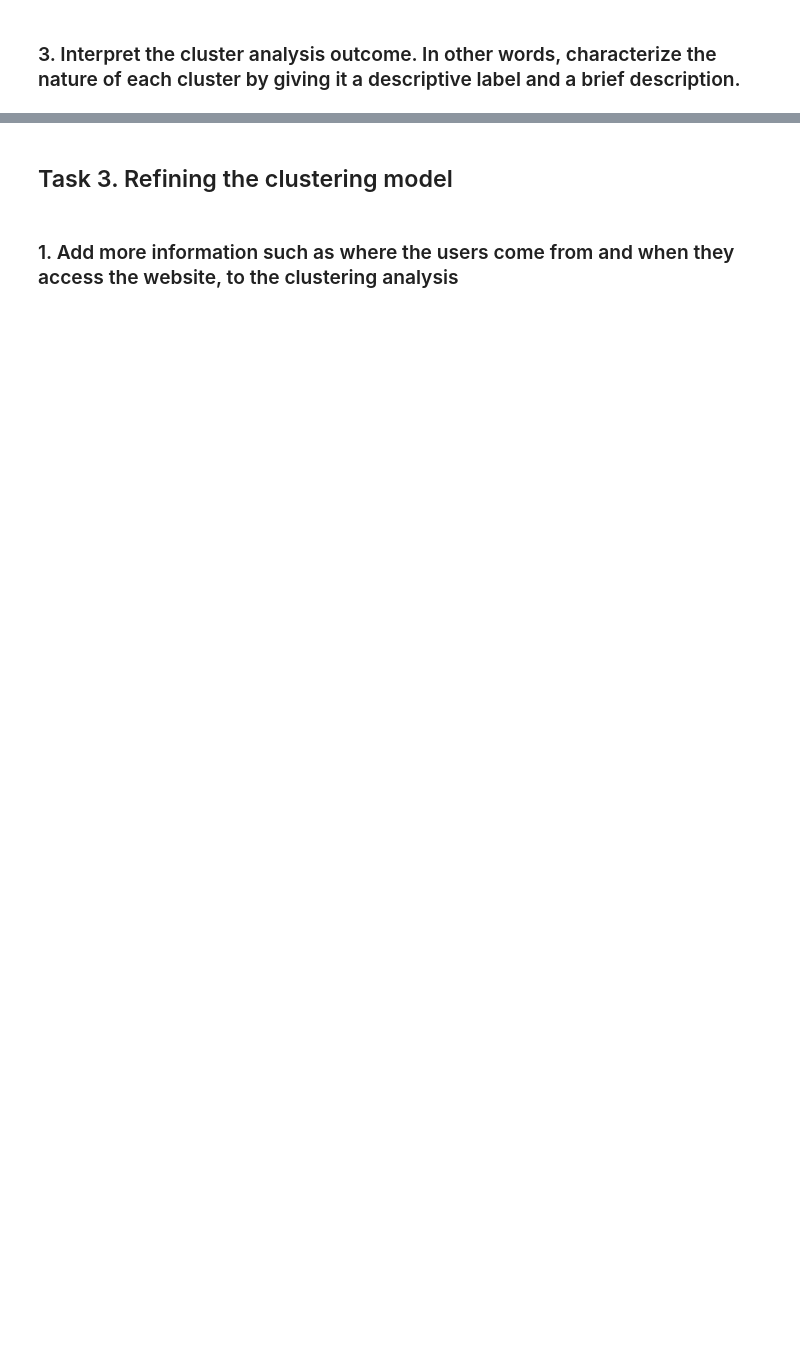
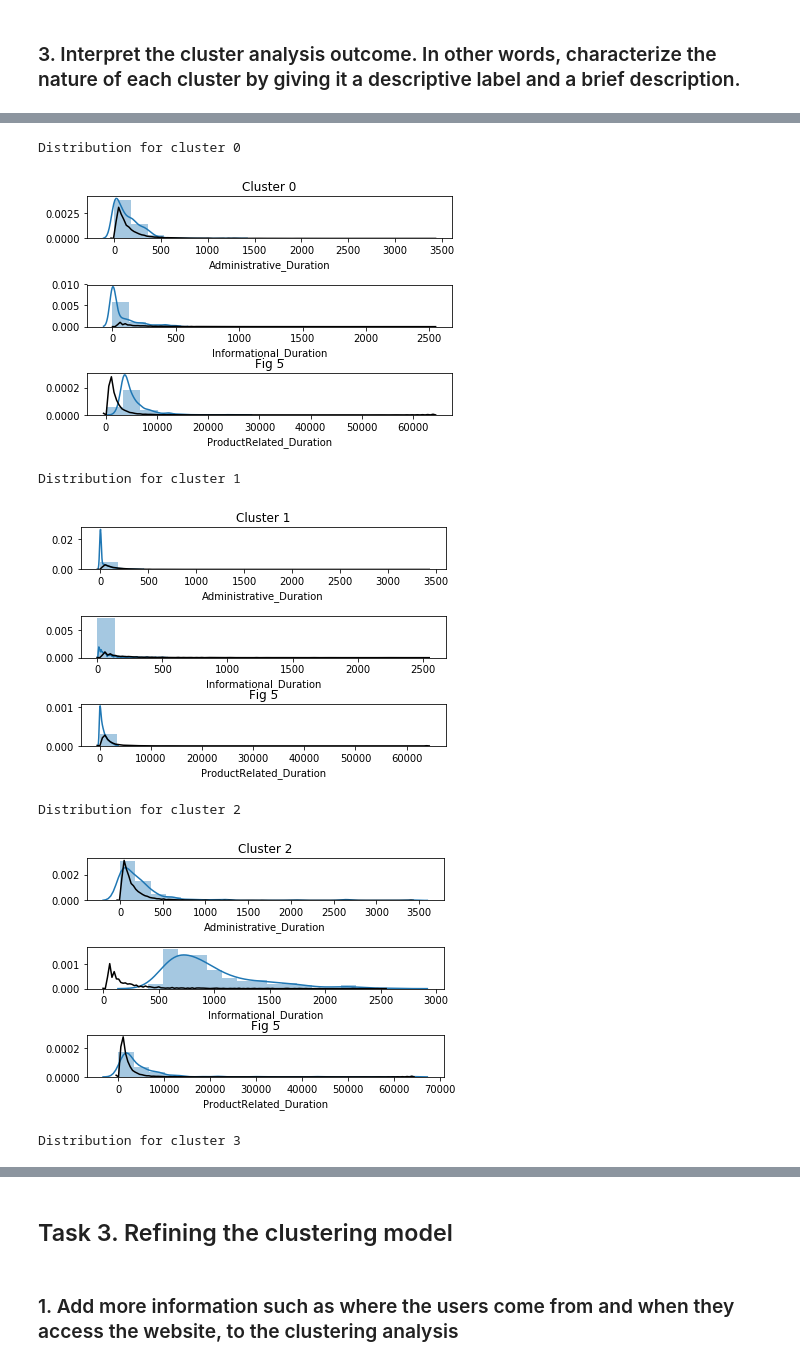
Before and after one commit to jiangdonghan/IFN645Assignment1, a Jupyter notebook: assignment2.ipynb, the cells around one changed output, grey strips where cells are left out. Cells and saved outputs as stored; diff of their text form; code cells hidden in the pictures; blank space fills up the shorter version.

```diff
--- a/assignment2.ipynb
+++ b/assignment2.ipynb
@@ -444,0 +523,32 @@ Name: Cluster_ID, dtype: int64
+# %%
+cols = ['Administrative_Duration', 'Informational_Duration', 'ProductRelated_Duration']
+n_bins = 20
+
+clusters_to_inspect = [0,1,2,3]
+
+for cluster in clusters_to_inspect:
+    # inspecting cluster 0
+    print("Distribution for cluster {}".format(cluster))
+
+    fig, ax = plt.subplots(nrows=3)
+    ax[0].set_title("Cluster {}".format(cluster))
+
+    for j, col in enumerate(cols):
+        # create the bins
+        bins = np.linspace(min(df_time[col]), max(df_time[col]), 20)
+        # plot distribution of the cluster using histogram
+        sns.distplot(df_time[df_time['Cluster_ID'] == cluster][col], bins=bins, ax=ax[j], norm_hist=True)
+        # plot the normal distribution with a black line
+        sns.distplot(df_time[col], bins=bins, ax=ax[j], hist=False, color="k")
+
+    plt.tight_layout()
+    plt.title('Fig 5')
+    plt.show()
+# %% [output]
+Distribution for cluster 0
+[figure, added]
+Distribution for cluster 1
+[figure, added]
+Distribution for cluster 2
+[figure, added]
+Distribution for cluster 3
```
Also changed, not shown: parts of 23 cells of this notebook.
